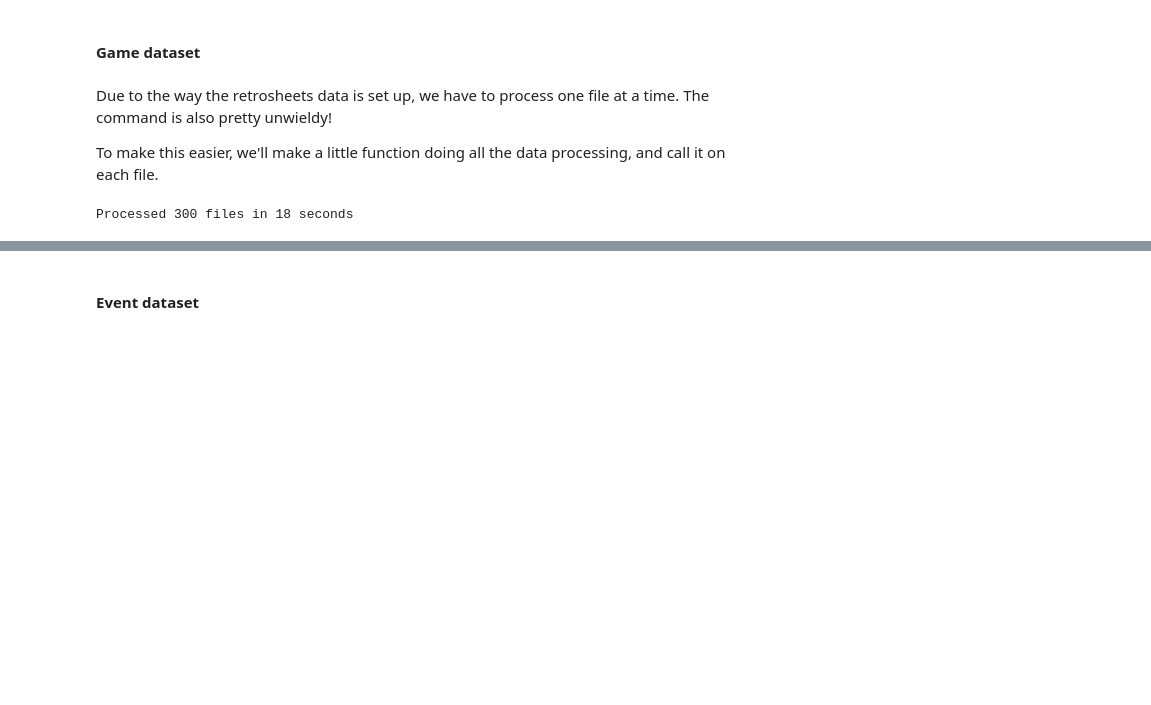
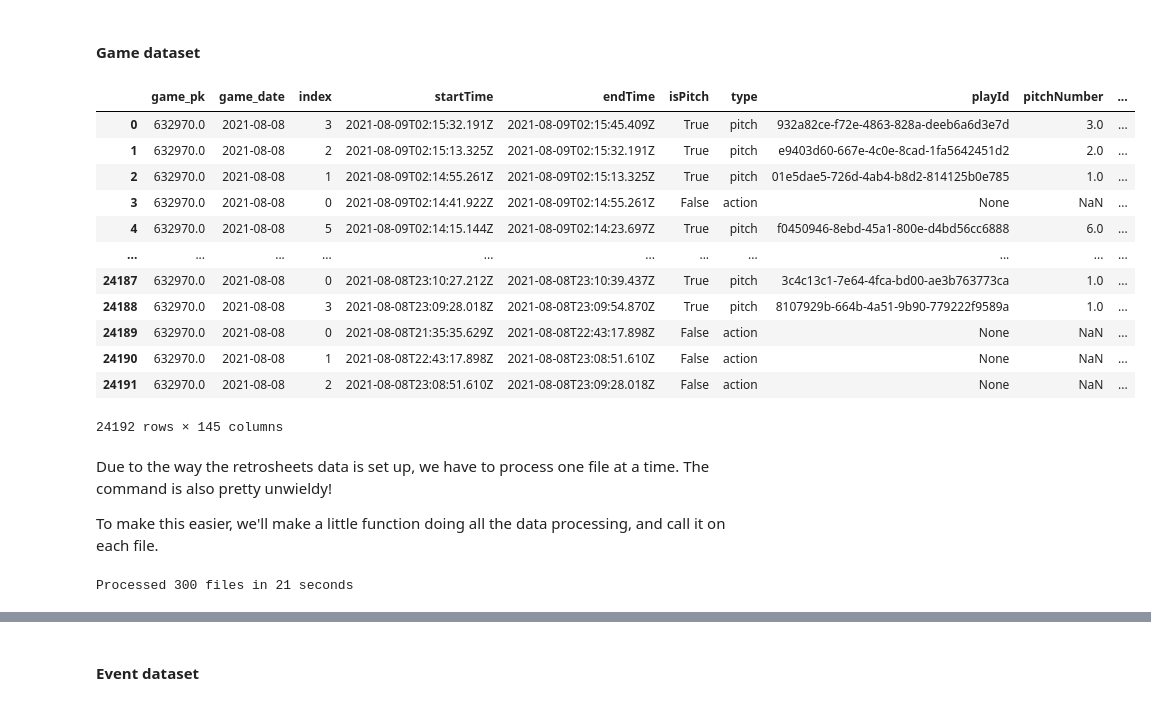
Before and after one commit to sirchuckles12/ChuckSportsAnalytics, a Jupyter notebook: Baseball/Create Raw Databases.ipynb, the cells around one changed output, grey strips where cells are left out. Saved outputs shown, nothing was run; the diff lists cells and outputs as text; code cells hidden in the pictures; blank space fills up the shorter version.

```diff
--- a/Baseball/Create Raw Databases.ipynb
+++ b/Baseball/Create Raw Databases.ipynb
@@ -59,6 +59,24 @@ res.close()
 
 res = engine.execute("DROP TABLE IF EXISTS event_data cascade")
 res.close()
+# %%
+save = pd.read_sql('SELECT * FROM mlb_pbp', engine)
+# %%
+save['']
+# %% [output]
+|  | game_pk | game_date | index | startTime | endTime | isPitch | type | playId | pitchNumber | ... |
+| 0 | 632970.0 | 2021-08-08 | 3 | 2021-08-09T02:15:32.191Z | 2021-08-09T02:15:45.409Z | True | pitch | 932a82ce-f72e-4863-828a-deeb6a6d3e7d | 3.0 | ... |
+| 1 | 632970.0 | 2021-08-08 | 2 | 2021-08-09T02:15:13.325Z | 2021-08-09T02:15:32.191Z | True | pitch | e9403d60-667e-4c0e-8cad-1fa5642451d2 | 2.0 | ... |
+| 2 | 632970.0 | 2021-08-08 | 1 | 2021-08-09T02:14:55.261Z | 2021-08-09T02:15:13.325Z | True | pitch | 01e5dae5-726d-4ab4-b8d2-814125b0e785 | 1.0 | ... |
+| 3 | 632970.0 | 2021-08-08 | 0 | 2021-08-09T02:14:41.922Z | 2021-08-09T02:14:55.261Z | False | action | None | NaN | ... |
+| 4 | 632970.0 | 2021-08-08 | 5 | 2021-08-09T02:14:15.144Z | 2021-08-09T02:14:23.697Z | True | pitch | f0450946-8ebd-45a1-800e-d4bd56cc6888 | 6.0 | ... |
+| ... | ... | ... | ... | ... | ... | ... | ... | ... | ... | ... |
+| 24187 | 632970.0 | 2021-08-08 | 0 | 2021-08-08T23:10:27.212Z | 2021-08-08T23:10:39.437Z | True | pitch | 3c4c13c1-7e64-4fca-bd00-ae3b763773ca | 1.0 | ... |
+| 24188 | 632970.0 | 2021-08-08 | 3 | 2021-08-08T23:09:28.018Z | 2021-08-08T23:09:54.870Z | True | pitch | 8107929b-664b-4a51-9b90-779222f9589a | 1.0 | ... |
+| 24189 | 632970.0 | 2021-08-08 | 0 | 2021-08-08T21:35:35.629Z | 2021-08-08T22:43:17.898Z | False | action | None | NaN | ... |
+| 24190 | 632970.0 | 2021-08-08 | 1 | 2021-08-08T22:43:17.898Z | 2021-08-08T23:08:51.610Z | False | action | None | NaN | ... |
+| 24191 | 632970.0 | 2021-08-08 | 2 | 2021-08-08T23:08:51.610Z | 2021-08-08T23:09:28.018Z | False | action | None | NaN | ... |
+24192 rows × 145 columns
 # %% [markdown]
 Due to the way the retrosheets data is set up, we have to process one file at a time. The command is also pretty unwieldy!
 
@@ -68,12 +86,12 @@ start = time.time()
 
 game_data_columns = ['game_id', 'date', 'day_of_week', 'day_night', 'visitor', 'home', 'game_site'
                      , 'vis_pitcher', 'hom_pitcher', 'temperature', 'wind_dir', 'wind_sp'
-                     , 'field_cond', 'precipitation', 'sky', 'vis_score', 'hom_score'
+                     , 'field_cond', 'precipitation', 'sky', 'vis_score', 'hom_score', 'vis_hits', 'hom_hits'
                      , 'winning_pitcher', 'losing_pitcher'] + [a + b + str(c) for a in ['vis', 'hom'] for c in range(1, 10) for b in ['Batter']]
 
 def processGameFile(path):
     year = path[:4]
-    os.system('BGAME.EXE -y {} -f 0-1,3,6-11,26-31,34-35,42-43,46,48,50,52,54,56,58,60,62,64,66,68,70,72,74,76,78,80 {} > tmp.txt'.format(year, path))
+    os.system('BGAME.EXE -y {} -f 0-1,3,6-11,26-31,34-37,42-43,46,48,50,52,54,56,58,60,62,64,66,68,70,72,74,76,78,80 {} > tmp.txt'.format(year, path))
     temp = pd.read_csv('tmp.txt', header=None)
     temp.columns = game_data_columns
     temp['date'] = pd.to_datetime(temp['date'], format = '%y%m%d')
@@ -83,7 +101,7 @@ res = [processGameFile(x) for x in all_files]
 
 print('Processed {} files in {} seconds'.format(len(all_files), round(time.time() - start)))
 # %% [output]
-Processed 300 files in 18 seconds
+Processed 300 files in 21 seconds
 # %%
 pd.read_sql("SELECT * FROM game_data limit 100;", engine)
 # %% [output]
```
Also changed, not shown: parts of 5 cells of this notebook, 3 other files.
